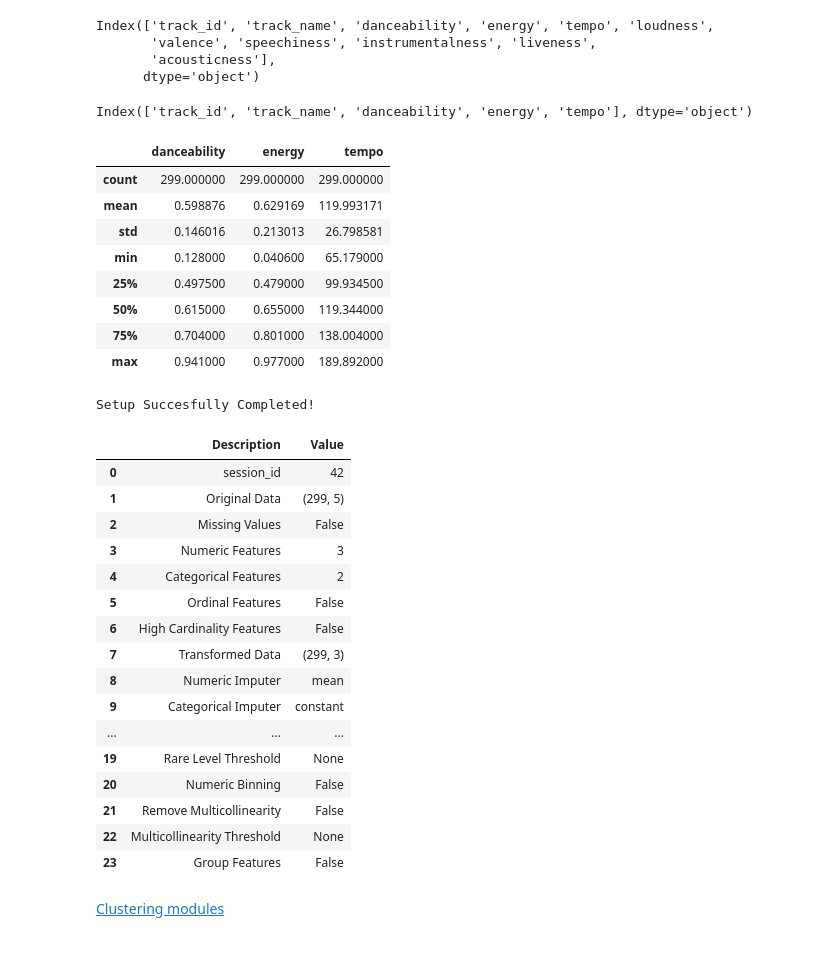
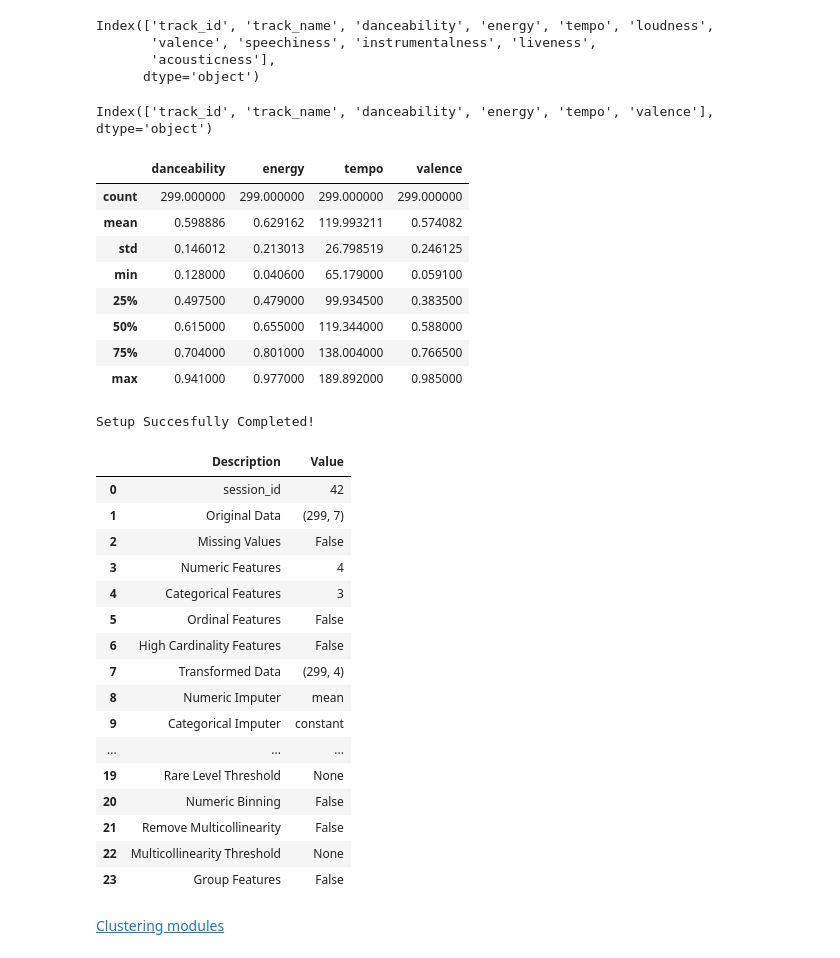
Before and after one commit to arjones/organize-spotify-playlist, a Jupyter notebook: pycaret-clustering.ipynb, the cells around one changed output. Saved outputs shown, nothing was run; the diff lists cells and outputs as text; code cells hidden in the pictures.

```diff
--- a/pycaret-clustering.ipynb
+++ b/pycaret-clustering.ipynb
@@ -4,6 +6,6 @@
 # %%
 import pandas as pd
-data = pd.read_csv('minha-musica-playlist.csv')
+data = pd.read_csv('my-playlist.csv')
 # %%
 data.columns
 # %% [output]
@@ -13,40 +15,42 @@ Index(['track_id', 'track_name', 'danceability', 'energy', 'tempo', 'loudness',
       dtype='object')
 # %%
 # Select columns to keep on dataset
-COLUMNS_KEEP = ['track_id', 'track_name', 'danceability', 'energy', 'tempo'] #, 'valence'] #, 'liveness', 'acousticness']
+COLUMNS_KEEP = ['track_id', 'track_name', 'danceability', 'energy', 'tempo', 'valence'] #, 'liveness', 'acousticness']
 
 data = data[COLUMNS_KEEP]
 data.columns
 # %% [output]
-Index(['track_id', 'track_name', 'danceability', 'energy', 'tempo'], dtype='object')
+Index(['track_id', 'track_name', 'danceability', 'energy', 'tempo', 'valence'], dtype='object')
 # %%
 data.describe()
 # %% [output]
-|  | danceability | energy | tempo |
-| count | 299.000000 | 299.000000 | 299.000000 |
-| mean | 0.598876 | 0.629169 | 119.993171 |
-| std | 0.146016 | 0.213013 | 26.798581 |
-| min | 0.128000 | 0.040600 | 65.179000 |
-| 25% | 0.497500 | 0.479000 | 99.934500 |
-| 50% | 0.615000 | 0.655000 | 119.344000 |
-| 75% | 0.704000 | 0.801000 | 138.004000 |
-| max | 0.941000 | 0.977000 | 189.892000 |
+|  | danceability | energy | tempo | valence |
+| count | 299.000000 | 299.000000 | 299.000000 | 299.000000 |
+| mean | 0.598886 | 0.629162 | 119.993211 | 0.574082 |
+| std | 0.146012 | 0.213013 | 26.798519 | 0.246125 |
+| min | 0.128000 | 0.040600 | 65.179000 | 0.059100 |
+| 25% | 0.497500 | 0.479000 | 99.934500 | 0.383500 |
+| 50% | 0.615000 | 0.655000 | 119.344000 | 0.588000 |
+| 75% | 0.704000 | 0.801000 | 138.004000 | 0.766500 |
+| max | 0.941000 | 0.977000 | 189.892000 | 0.985000 |
+# %%
+data['url'] = data[['track_id']].apply(lambda x: f"https://open.spotify.com/track/{x['track_id']}", axis=1)
 # %%
 from pycaret.clustering import *
 s = setup(data, normalize = True,
-                   ignore_features = ['track_name', 'track_id'],
+                   ignore_features = ['track_name', 'track_id', 'url'],
                    session_id = 42)
 # %% [output]
 Setup Succesfully Completed!
 |  | Description | Value |
 | 0 | session_id | 42 |
-| 1 | Original Data | (299, 5) |
+| 1 | Original Data | (299, 7) |
 | 2 | Missing Values | False |
-| 3 | Numeric Features | 3 |
-| 4 | Categorical Features | 2 |
+| 3 | Numeric Features | 4 |
+| 4 | Categorical Features | 3 |
 | 5 | Ordinal Features | False |
 | 6 | High Cardinality Features | False |
-| 7 | Transformed Data | (299, 3) |
+| 7 | Transformed Data | (299, 4) |
 | 8 | Numeric Imputer | mean |
 | 9 | Categorical Imputer | constant |
 | ... | ... | ... |
```
Also changed, not shown: parts of 11 cells of this notebook, 4 other files.
